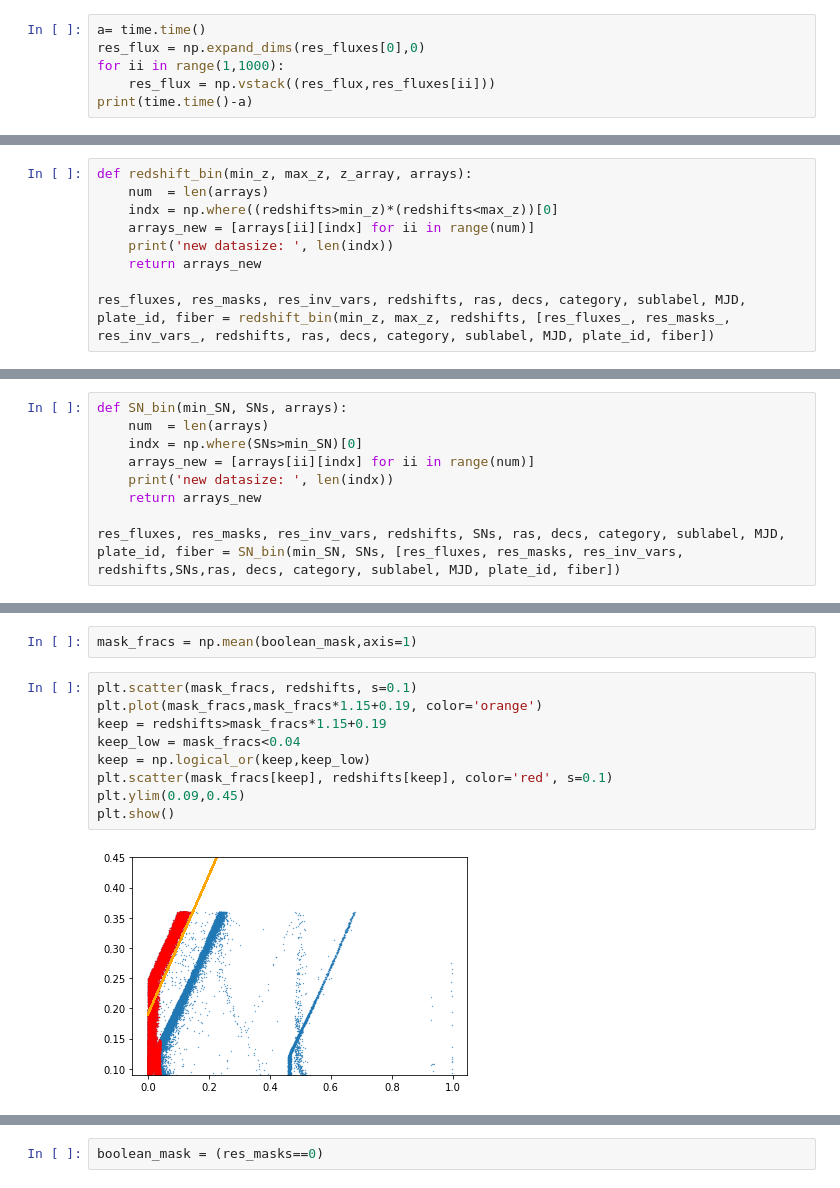
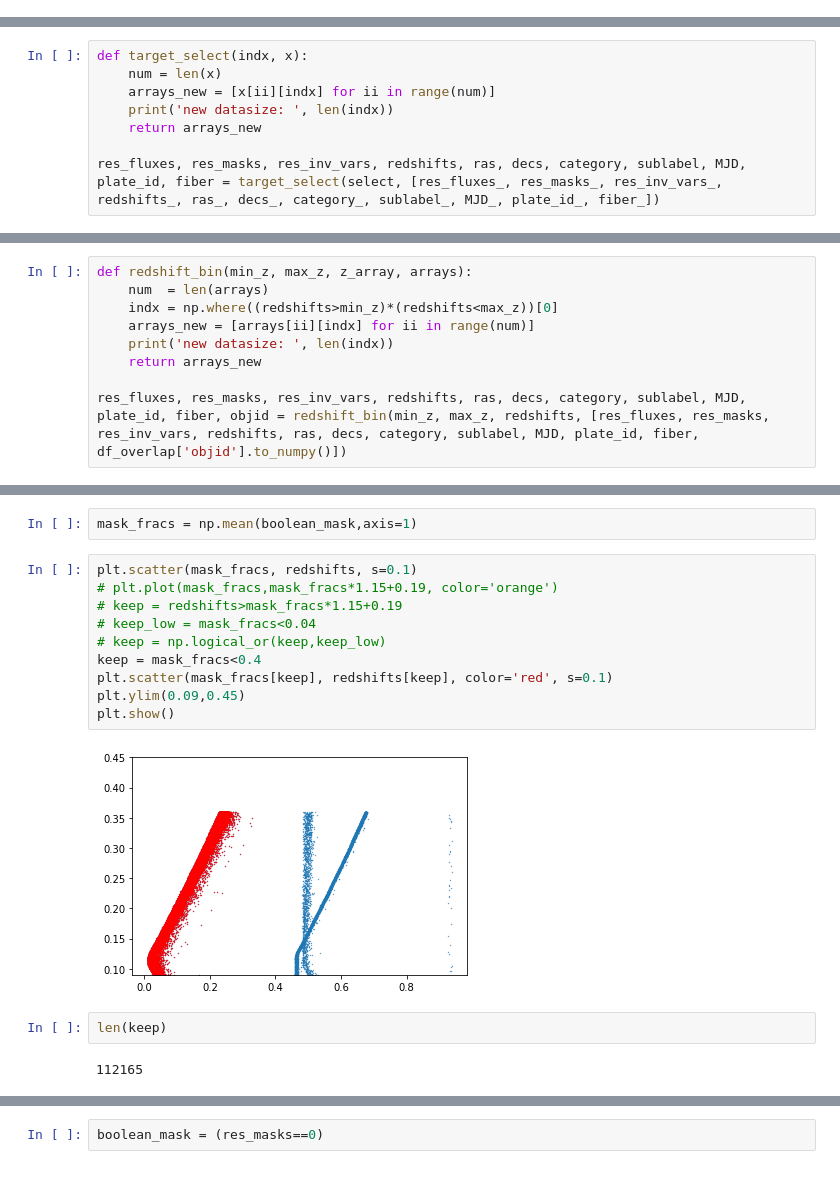
Before and after one commit to AlexGKim/SDSS_PAE, a Jupyter notebook: notebooks/Data_Prep_Stage2.ipynb, the cells around one changed output, grey strips where cells are left out. Drawn from its saved outputs; the diff is of its cells as text.

Commit message:
debugged data creation, strict target selection rule, coded Optuna Optimization

```diff
--- a/notebooks/Data_Prep_Stage2.ipynb
+++ b/notebooks/Data_Prep_Stage2.ipynb
@@ -95,6 +110,0 @@ import time
-# %%
-a= time.time()
-res_flux = np.expand_dims(res_fluxes[0],0)
-for ii in range(1,1000):
-    res_flux = np.vstack((res_flux,res_fluxes[ii]))
-print(time.time()-a)
@@ -119,0 +141,8 @@ res_masks_ =  np.reshape(res_masks,[-1,1000])
+# %%
+def target_select(indx, x):
+    num = len(x)
+    arrays_new = [x[ii][indx] for ii in range(num)]
+    print('new datasize: ', len(indx))
+    return arrays_new
+
+res_fluxes, res_masks, res_inv_vars, redshifts, ras, decs, category, sublabel, MJD, plate_id, fiber = target_select(select, [res_fluxes_, res_masks_, res_inv_vars_, redshifts_, ras_, decs_, category_, sublabel_, MJD_, plate_id_, fiber_])
@@ -135,5 +185,5 @@ def redshift_bin(min_z, max_z, z_array, arrays):
     print('new datasize: ', len(indx))
     return arrays_new
 
-res_fluxes, res_masks, res_inv_vars, redshifts, ras, decs, category, sublabel, MJD, plate_id, fiber = redshift_bin(min_z, max_z, redshifts, [res_fluxes_, res_masks_, res_inv_vars_, redshifts, ras, decs, category, sublabel, MJD, plate_id, fiber])
+res_fluxes, res_masks, res_inv_vars, redshifts, ras, decs, category, sublabel, MJD, plate_id, fiber, objid = redshift_bin(min_z, max_z, redshifts, [res_fluxes, res_masks, res_inv_vars, redshifts, ras, decs, category, sublabel, MJD, plate_id, fiber, df_overlap['objid'].to_numpy()])
 # %% [output]
@@ -163,9 +192,0 @@ SNs.shape, redshifts.shape, MJD.shape
-# %%
-def SN_bin(min_SN, SNs, arrays):
-    num  = len(arrays)
-    indx = np.where(SNs>min_SN)[0]
-    arrays_new = [arrays[ii][indx] for ii in range(num)]
-    print('new datasize: ', len(indx))
-    return arrays_new
-
-res_fluxes, res_masks, res_inv_vars, redshifts, SNs, ras, decs, category, sublabel, MJD, plate_id, fiber = SN_bin(min_SN, SNs, [res_fluxes, res_masks, res_inv_vars, redshifts,SNs,ras, decs, category, sublabel, MJD, plate_id, fiber])
@@ -177,15 +223,20 @@ boolean_mask = (res_masks==0)
 mask_fracs = np.mean(boolean_mask,axis=1)
 # %%
 plt.scatter(mask_fracs, redshifts, s=0.1)
-plt.plot(mask_fracs,mask_fracs*1.15+0.19, color='orange')
-keep = redshifts>mask_fracs*1.15+0.19
-keep_low = mask_fracs<0.04
-keep = np.logical_or(keep,keep_low)
+# plt.plot(mask_fracs,mask_fracs*1.15+0.19, color='orange')
+# keep = redshifts>mask_fracs*1.15+0.19
+# keep_low = mask_fracs<0.04
+# keep = np.logical_or(keep,keep_low)
+keep = mask_fracs<0.4
 plt.scatter(mask_fracs[keep], redshifts[keep], color='red', s=0.1)
 plt.ylim(0.09,0.45)
 plt.show()
 # %% [output]
-[figure, old version]
+[figure, new version]
+# %%
+len(keep)
+# %% [output]
+112165
 # %%
 def mask_bin(keep, arrays):
     num  = len(arrays)
```
Also changed, not shown: parts of 60 cells of this notebook, 6 other files.
